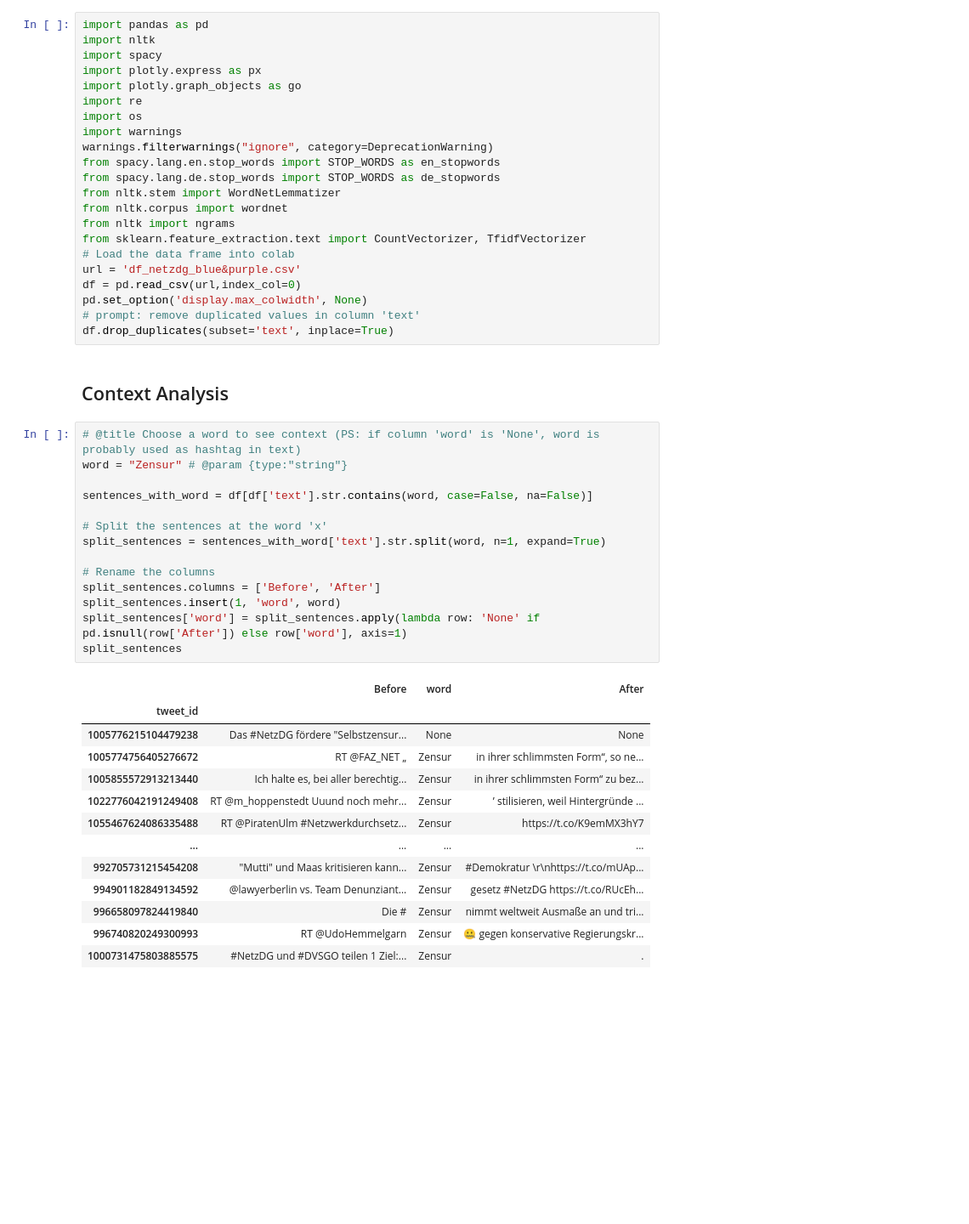
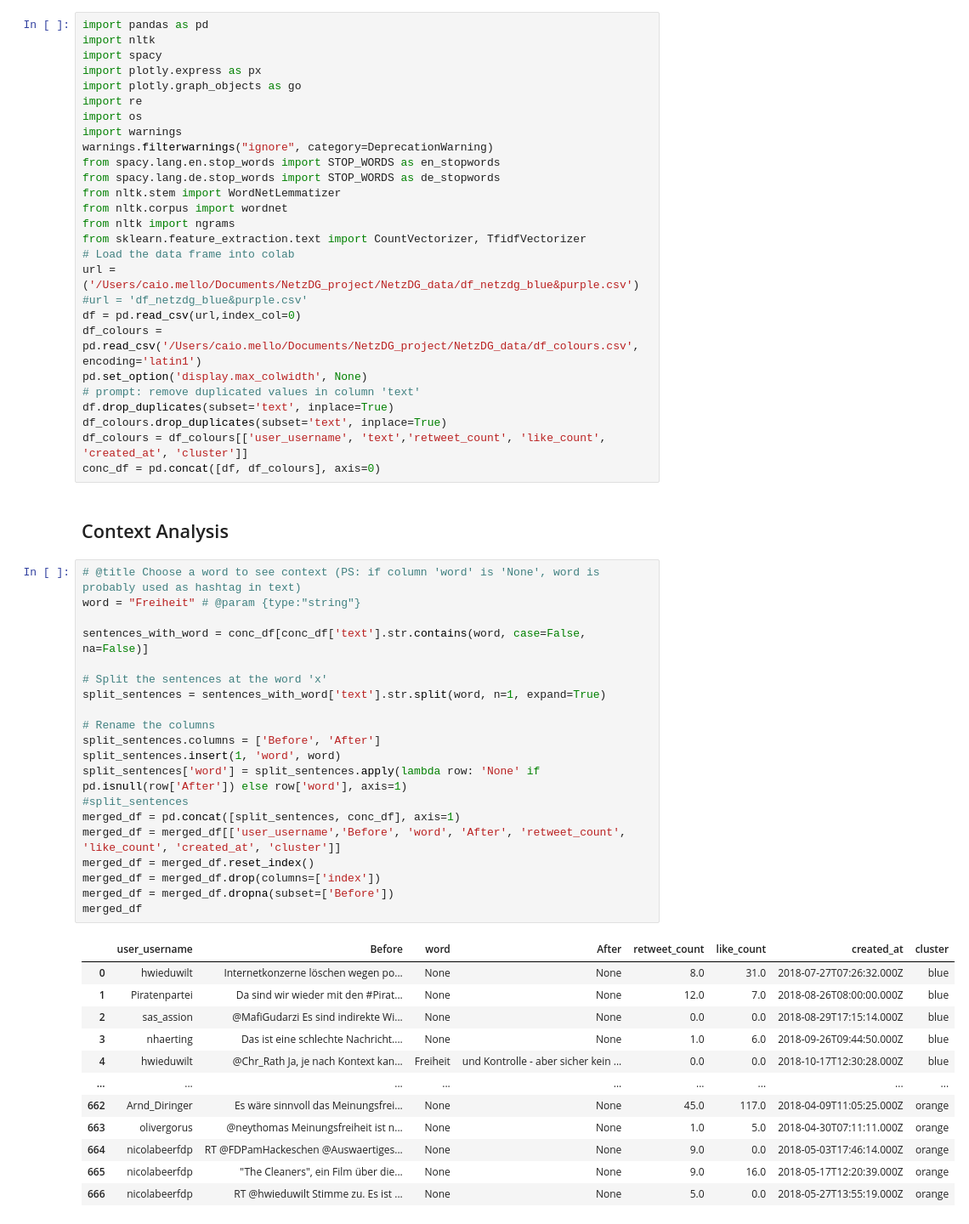
Before and after one commit to caiocmello/netzdg, a Jupyter notebook: NetzDG_context.ipynb, the cells around one changed output. Shown at 85% size. Saved outputs shown, nothing was run; the diff lists cells and outputs as text; blank space fills up the shorter version.

```diff
--- a/NetzDG_context.ipynb
+++ b/NetzDG_context.ipynb
@@ -19,38 +19,48 @@ from nltk.corpus import wordnet
 from nltk import ngrams
 from sklearn.feature_extraction.text import CountVectorizer, TfidfVectorizer
 # Load the data frame into colab
-url = 'df_netzdg_blue&purple.csv'
+url = ('/Users/caio.mello/Documents/NetzDG_project/NetzDG_data/df_netzdg_blue&purple.csv')
+#url = 'df_netzdg_blue&purple.csv'
 df = pd.read_csv(url,index_col=0)
+df_colours = pd.read_csv('/Users/caio.mello/Documents/NetzDG_project/NetzDG_data/df_colours.csv', encoding='latin1')
 pd.set_option('display.max_colwidth', None)
 # prompt: remove duplicated values in column 'text'
 df.drop_duplicates(subset='text', inplace=True)
+df_colours.drop_duplicates(subset='text', inplace=True)
+df_colours = df_colours[['user_username', 'text','retweet_count', 'like_count', 'created_at', 'cluster']]
+conc_df = pd.concat([df, df_colours], axis=0)
 # %% [markdown]
 ## Context Analysis
 # %%
 # @title Choose a word to see context (PS: if column 'word' is 'None', word is probably used as hashtag in text)
-word = "Zensur" # @param {type:"string"}
+word = "Freiheit" # @param {type:"string"}
 
-sentences_with_word = df[df['text'].str.contains(word, case=False, na=False)]
+sentences_with_word = conc_df[conc_df['text'].str.contains(word, case=False, na=False)]
 
 # Split the sentences at the word 'x'
 split_sentences = sentences_with_word['text'].str.split(word, n=1, expand=True)
 
 # Rename the columns
 split_sentences.columns = ['Before', 'After']
 split_sentences.insert(1, 'word', word)
 split_sentences['word'] = split_sentences.apply(lambda row: 'None' if pd.isnull(row['After']) else row['word'], axis=1)
-split_sentences
+#split_sentences
+merged_df = pd.concat([split_sentences, conc_df], axis=1)
+merged_df = merged_df[['user_username','Before', 'word', 'After', 'retweet_count', 'like_count', 'created_at', 'cluster']]
+merged_df = merged_df.reset_index()
+merged_df = merged_df.drop(columns=['index'])
+merged_df = merged_df.dropna(subset=['Before'])
+merged_df
 # %% [output]
-|  | Before | word | After |
-| tweet_id |  |  |  |
-| 1005776215104479238 | Das #NetzDG fördere "Selbstzensur... | None | None |
-| 1005774756405276672 | RT @FAZ_NET „ | Zensur | in ihrer schlimmsten Form“, so ne... |
-| 1005855572913213440 | Ich halte es, bei aller berechtig... | Zensur | in ihrer schlimmsten Form“ zu bez... |
-| 1022776042191249408 | RT @m_hoppenstedt Uuund noch mehr... | Zensur | ’ stilisieren, weil Hintergründe ... |
-| 1055467624086335488 | RT @PiratenUlm #Netzwerkdurchsetz... | Zensur | https://t.co/K9emMX3hY7 |
-| ... | ... | ... | ... |
-| 992705731215454208 | "Mutti" und Maas kritisieren kann... | Zensur | #Demokratur \r\nhttps://t.co/mUAp... |
-| 994901182849134592 | @lawyerberlin vs. Team Denunziant... | Zensur | gesetz #NetzDG https://t.co/RUcEh... |
-| 996658097824419840 | Die # | Zensur | nimmt weltweit Ausmaße an und tri... |
-| 996740820249300993 | RT @UdoHemmelgarn | Zensur | 🤐 gegen konservative Regierungskr... |
-| 1000731475803885575 | #NetzDG und #DVSGO teilen 1 Ziel:... | Zensur | . |
+|  | user_username | Before | word | After | retweet_count | like_count | created_at | cluster |
+| 0 | hwieduwilt | Internetkonzerne löschen wegen po... | None | None | 8.0 | 31.0 | 2018-07-27T07:26:32.000Z | blue |
+| 1 | Piratenpartei | Da sind wir wieder mit den #Pirat... | None | None | 12.0 | 7.0 | 2018-08-26T08:00:00.000Z | blue |
+| 2 | sas_assion | @MafiGudarzi Es sind indirekte Wi... | None | None | 0.0 | 0.0 | 2018-08-29T17:15:14.000Z | blue |
+| 3 | nhaerting | Das ist eine schlechte Nachricht.... | None | None | 1.0 | 6.0 | 2018-09-26T09:44:50.000Z | blue |
+| 4 | hwieduwilt | @Chr_Rath Ja, je nach Kontext kan... | Freiheit | und Kontrolle - aber sicher kein ... | 0.0 | 0.0 | 2018-10-17T12:30:28.000Z | blue |
+| ... | ... | ... | ... | ... | ... | ... | ... | ... |
+| 662 | Arnd_Diringer | Es wäre sinnvoll das Meinungsfrei... | None | None | 45.0 | 117.0 | 2018-04-09T11:05:25.000Z | orange |
+| 663 | olivergorus | @neythomas Meinungsfreiheit ist n... | None | None | 1.0 | 5.0 | 2018-04-30T07:11:11.000Z | orange |
+| 664 | nicolabeerfdp | RT @FDPamHackeschen @Auswaertiges... | None | None | 9.0 | 0.0 | 2018-05-03T17:46:14.000Z | orange |
+| 665 | nicolabeerfdp | "The Cleaners", ein Film über die... | None | None | 9.0 | 16.0 | 2018-05-17T12:20:39.000Z | orange |
+| 666 | nicolabeerfdp | RT @hwieduwilt Stimme zu. Es ist ... | None | None | 5.0 | 0.0 | 2018-05-27T13:55:19.000Z | orange |
```
Also changed, not shown: parts of 6 cells of this notebook.
